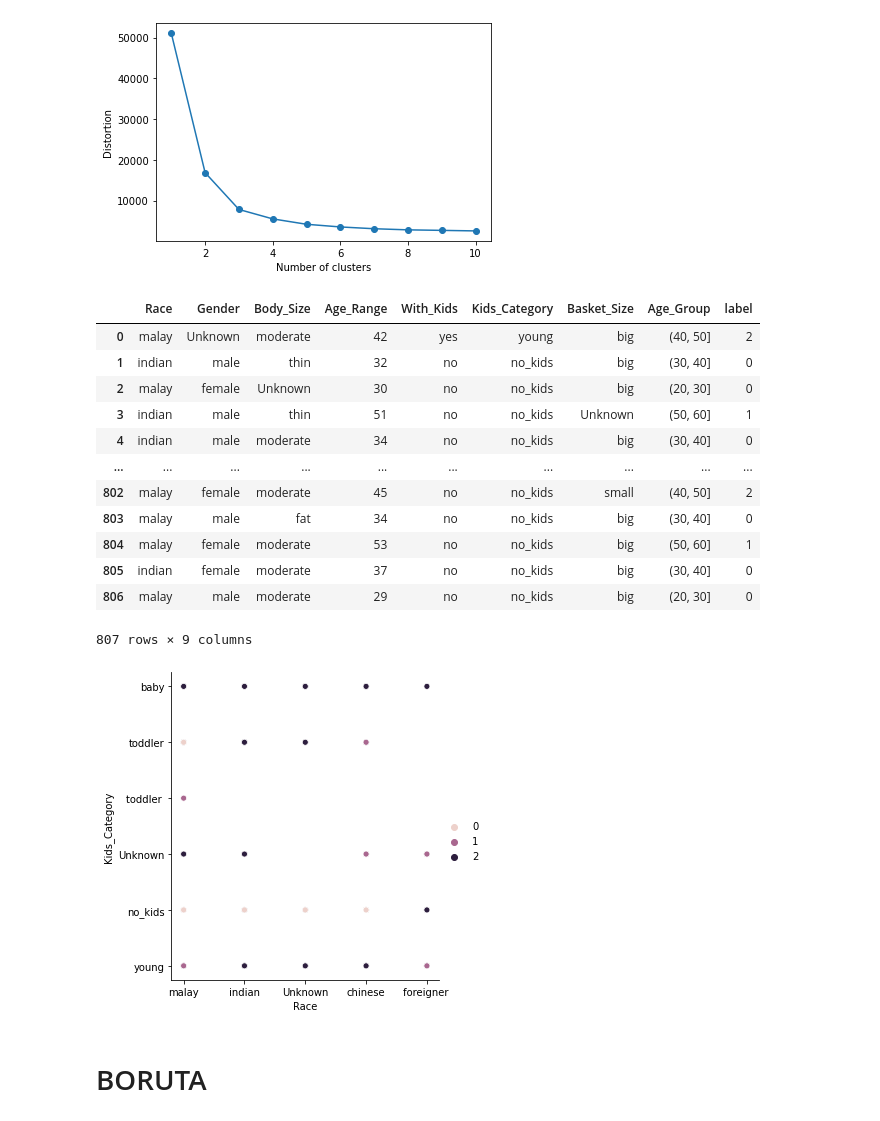
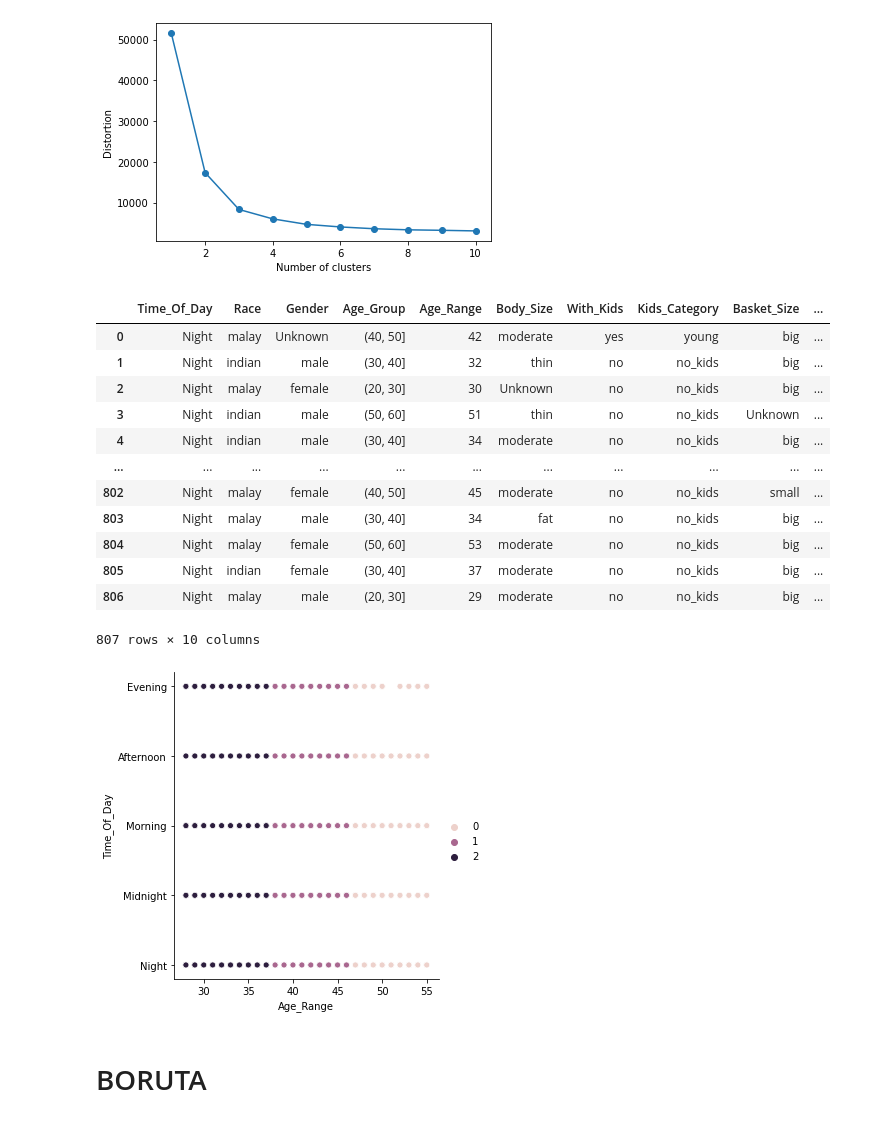
Before and after one commit to CRJoshuaa/Data-Mining-Project, a Jupyter notebook: Project_Joshuaa.ipynb, the cells around one changed output. Drawn from its saved outputs; the diff is of its cells as text; code cells hidden in the pictures.

```diff
--- a/Project_Joshuaa.ipynb
+++ b/Project_Joshuaa.ipynb
@@ -69,6 +69,14 @@ def get_day_col(df):
 def get_month_col(df):
     monthCol=pd.DatetimeIndex(df['Date']).month
     return df.assign(Month=monthCol)
+
+def get_month_col(df):
+    monthCol=pd.DatetimeIndex(df['Date']).month
+    return df.assign(Month=monthCol)
+
+def get_time_of_day(df):
+    timeOfDay=pd.cut(pd.DatetimeIndex(df['Time']).hour, bins=[-1,4,11,15,19,23], labels=["Midnight","Morning", "Afternoon", "Evening","Night"])
+    return df.assign(Time_Of_Day=timeOfDay)
 
 def fill_age(df):
     age=df['Age_Range'].fillna(round(df['Age_Range'].mean()))
@@ -115,13 +123,13 @@ def mark_pants(df):
 
 arm_drop=['Date','Time','Age_Range','Race','Gender','Body_Size','With_Kids','Kids_Category','Spectacles']
 
-arm_select1=['Basket_Size','Basket_colour','Washer_No','Dryer_No','Wash_Item']
-arm_select2=['Gender','Body_Size','Age_Group','Attire','Kids_Category','Spectacles']
+arm_select1=['Time_Of_Day','Basket_Size','Basket_colour','Washer_No','Dryer_No','Wash_Item']
+arm_select2=['Time_Of_Day','Gender','Body_Size','Age_Group','Attire','Kids_Category','Spectacles']
 
 
-cluster_select=['Race','Gender','Body_Size','Age_Range','With_Kids','Kids_Category','Basket_Size']
+cluster_select=['Time_Of_Day','Race','Gender','Age_Group','Age_Range','Body_Size','With_Kids','Kids_Category','Basket_Size']
 
-classifier1_select=['Race','Gender','Body_Size','Age_Range','With_Kids','Kids_Category','Basket_Size','Basket_colour','Attire','Shirt_Colour','shirt_type','Pants_Colour','pants_type','Wash_Item','Washer_No','Dryer_No']
+classifier1_select=['Time_Of_Day','Race','Gender','Body_Size','With_Kids','Kids_Category','Basket_Size','Basket_colour','Attire','Shirt_Colour','shirt_type','Pants_Colour','pants_type','Wash_Item','Washer_No','Dryer_No']
 def drop_arm(df):
     return df.drop(columns=arm_drop)
 
@@ -341,8 +351,10 @@ cluster=(df.pipe(change_to_date)
         .pipe(fill_withKids_yes)
         .pipe(fill_withKids_no)
         .pipe(fill_null_val)
+        .pipe(get_time_of_day)
+        .pipe(bin_age)
         .pipe(select_cluster)
-        .pipe(bin_age)
+
     )
 # %%
 cluster.info()
@@ -435,23 +448,23 @@ cluster_vis['label']=km.labels_
 # %%
 cluster_vis
 # %% [output]
-|  | Race | Gender | Body_Size | Age_Range | With_Kids | Kids_Category | Basket_Size | Age_Group | label |
-| 0 | malay | Unknown | moderate | 42 | yes | young | big | (40, 50] | 2 |
-| 1 | indian | male | thin | 32 | no | no_kids | big | (30, 40] | 0 |
-| 2 | malay | female | Unknown | 30 | no | no_kids | big | (20, 30] | 0 |
-| 3 | indian | male | thin | 51 | no | no_kids | Unknown | (50, 60] | 1 |
-| 4 | indian | male | moderate | 34 | no | no_kids | big | (30, 40] | 0 |
-| ... | ... | ... | ... | ... | ... | ... | ... | ... | ... |
-| 802 | malay | female | moderate | 45 | no | no_kids | small | (40, 50] | 2 |
-| 803 | malay | male | fat | 34 | no | no_kids | big | (30, 40] | 0 |
-| 804 | malay | female | moderate | 53 | no | no_kids | big | (50, 60] | 1 |
-| 805 | indian | female | moderate | 37 | no | no_kids | big | (30, 40] | 0 |
-| 806 | malay | male | moderate | 29 | no | no_kids | big | (20, 30] | 0 |
+|  | Time_Of_Day | Race | Gender | Age_Group | Age_Range | Body_Size | With_Kids | Kids_Category | Basket_Size | ... |
+| 0 | Night | malay | Unknown | (40, 50] | 42 | moderate | yes | young | big | ... |
+| 1 | Night | indian | male | (30, 40] | 32 | thin | no | no_kids | big | ... |
+| 2 | Night | malay | female | (20, 30] | 30 | Unknown | no | no_kids | big | ... |
+| 3 | Night | indian | male | (50, 60] | 51 | thin | no | no_kids | Unknown | ... |
+| 4 | Night | indian | male | (30, 40] | 34 | moderate | no | no_kids | big | ... |
+| ... | ... | ... | ... | ... | ... | ... | ... | ... | ... | ... |
+| 802 | Night | malay | female | (40, 50] | 45 | moderate | no | no_kids | small | ... |
+| 803 | Night | malay | male | (30, 40] | 34 | fat | no | no_kids | big | ... |
+| 804 | Night | malay | female | (50, 60] | 53 | moderate | no | no_kids | big | ... |
+| 805 | Night | indian | female | (30, 40] | 37 | moderate | no | no_kids | big | ... |
+| 806 | Night | malay | male | (20, 30] | 29 | moderate | no | no_kids | big | ... |
-807 rows × 9 columns
+807 rows × 10 columns
 # %%
-ax = sns.relplot(x="Race", y="Kids_Category", hue=cluster_vis.label.tolist(), data=cluster_vis)
+ax = sns.relplot(x="Age_Range", y="Time_Of_Day", hue=cluster_vis.label.tolist(), data=cluster_vis)
 # %% [output]
-[figure, old version]
+[figure, new version]
 # %% [markdown]
 # BORUTA
 # %%
```
Also changed, not shown: parts of 15 cells of this notebook.
